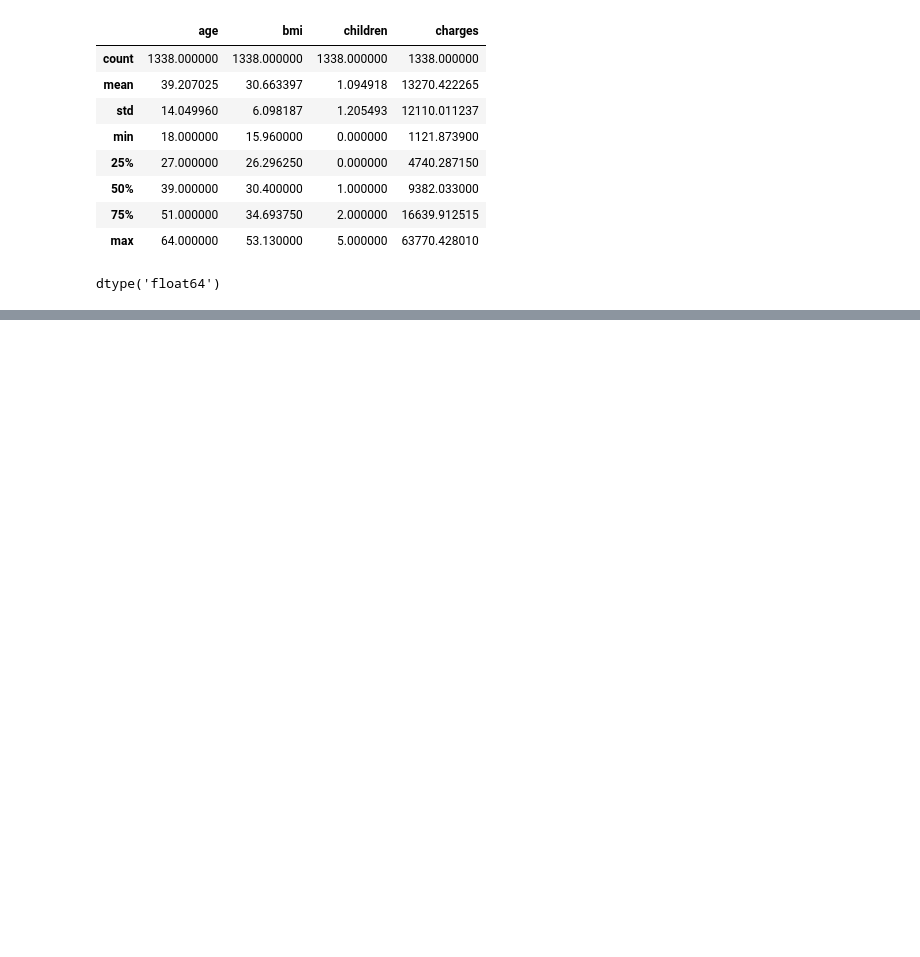
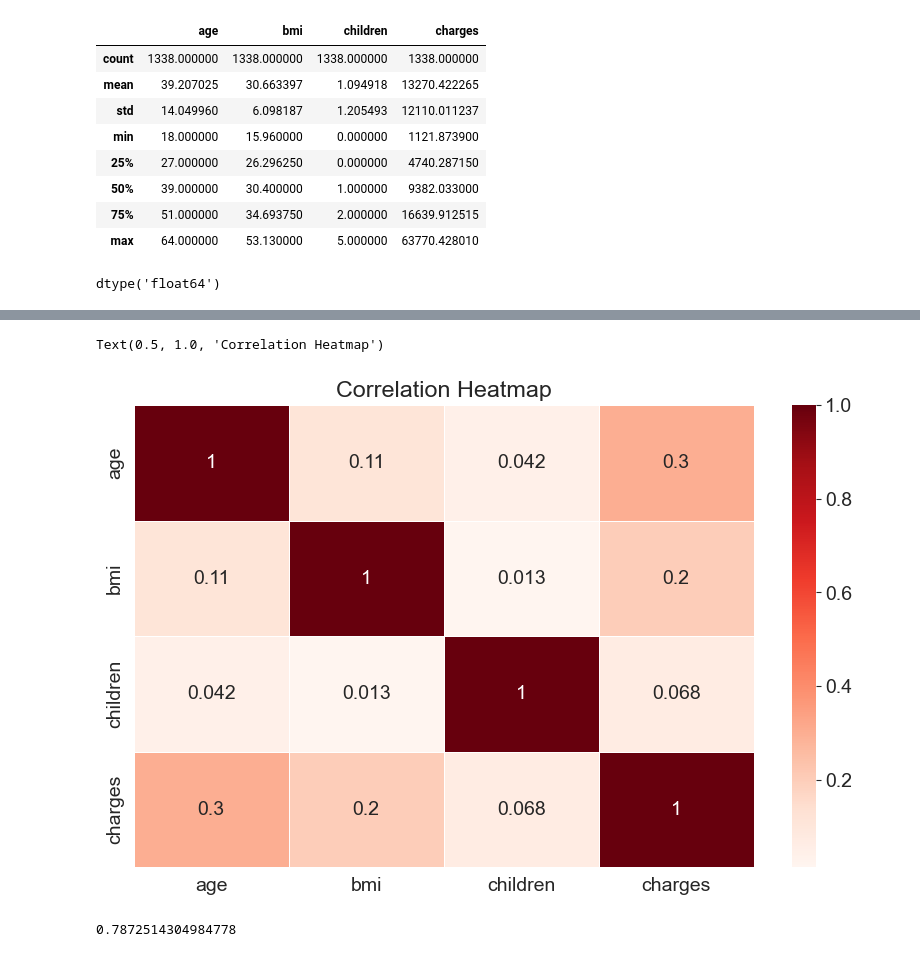
Before and after one commit to Yared-Mengiste/pridicting_medical_expenses_linear_regression, a Jupyter notebook: linear_regression.ipynb, the cells around one changed output, grey strips where cells are left out. Drawn from its saved outputs; the diff is of its cells as text; code cells hidden in the pictures; blank space fills up the shorter version.

```diff
--- a/linear_regression.ipynb
+++ b/linear_regression.ipynb
@@ -68,0 +104,12 @@ fig.show()
+# %%
+sns.heatmap(medical_df.corr(numeric_only=True), annot=True, cmap="Reds", linewidths=0.5)
+plt.title("Correlation Heatmap")
+# %% [output]
+Text(0.5, 1.0, 'Correlation Heatmap')
+[figure, added]
+# %%
+smoker_values = {'no': 0, 'yes': 1}
+smoker_numeric = medical_df['smoker'].map(smoker_values)
+smoker_numeric.corr(medical_df['charges'])
+# %% [output]
+0.7872514304984778
```
Also changed, not shown: parts of 6 cells of this notebook.
